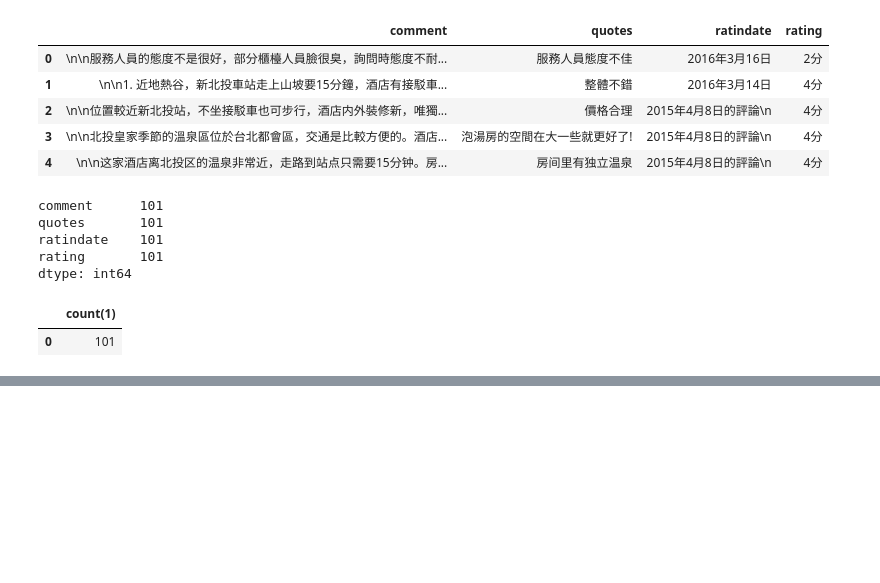
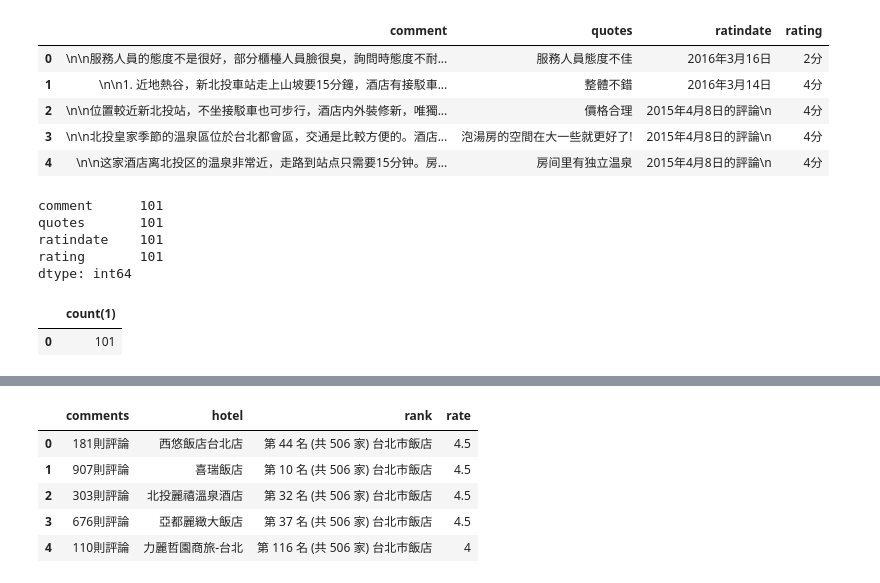
Before and after one commit to bcc2xp/pytravel, a Jupyter notebook: Lab1.ipynb, the cells around one changed output, grey strips where cells are left out. Drawn from its saved outputs; the diff is of its cells as text; code cells hidden in the pictures; blank space fills up the shorter version.

```diff
--- a/Lab1.ipynb
+++ b/Lab1.ipynb
@@ -357,0 +342,9 @@ df
+# %%
+df.head()
+# %% [output]
+|  | comments | hotel | rank | rate |
+| 0 | 181則評論 | 西悠飯店台北店 | 第 44 名 (共 506 家) 台北市飯店 | 4.5 |
+| 1 | 907則評論 | 喜瑞飯店 | 第 10 名 (共 506 家) 台北市飯店 | 4.5 |
+| 2 | 303則評論 | 北投麗禧溫泉酒店 | 第 32 名 (共 506 家) 台北市飯店 | 4.5 |
+| 3 | 676則評論 | 亞都麗緻大飯店 | 第 37 名 (共 506 家) 台北市飯店 | 4.5 |
+| 4 | 110則評論 | 力麗哲園商旅-台北 | 第 116 名 (共 506 家) 台北市飯店 | 4 |
```
Also changed, not shown: parts of 9 cells of this notebook.
